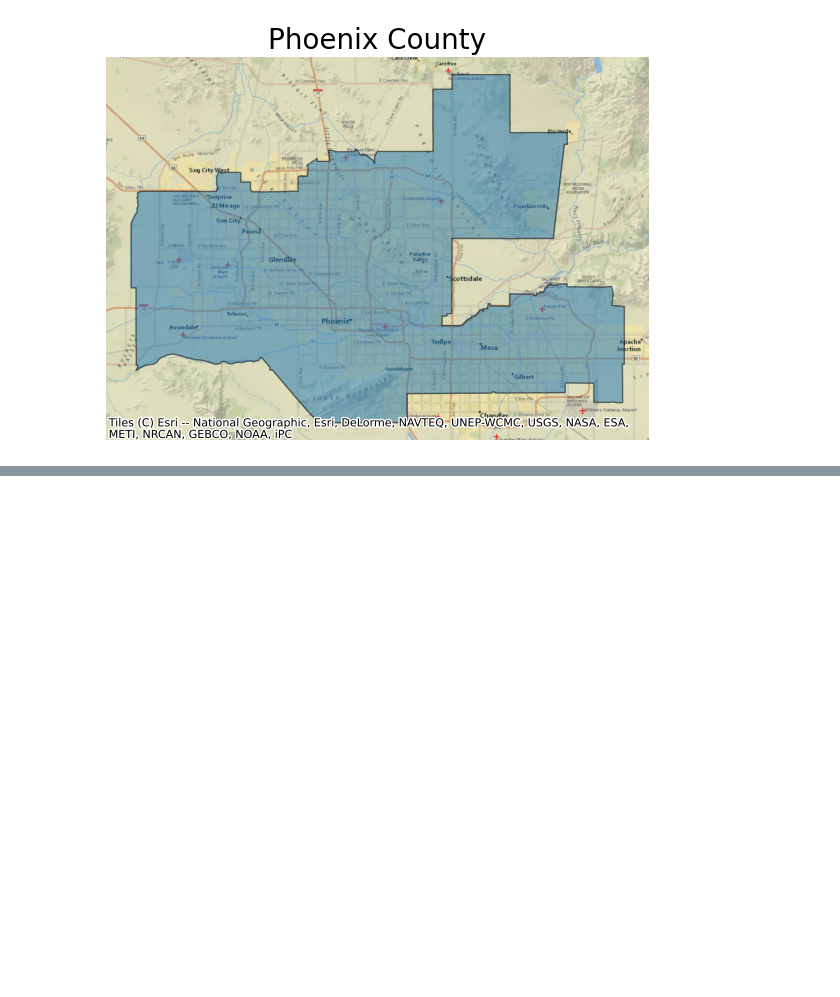
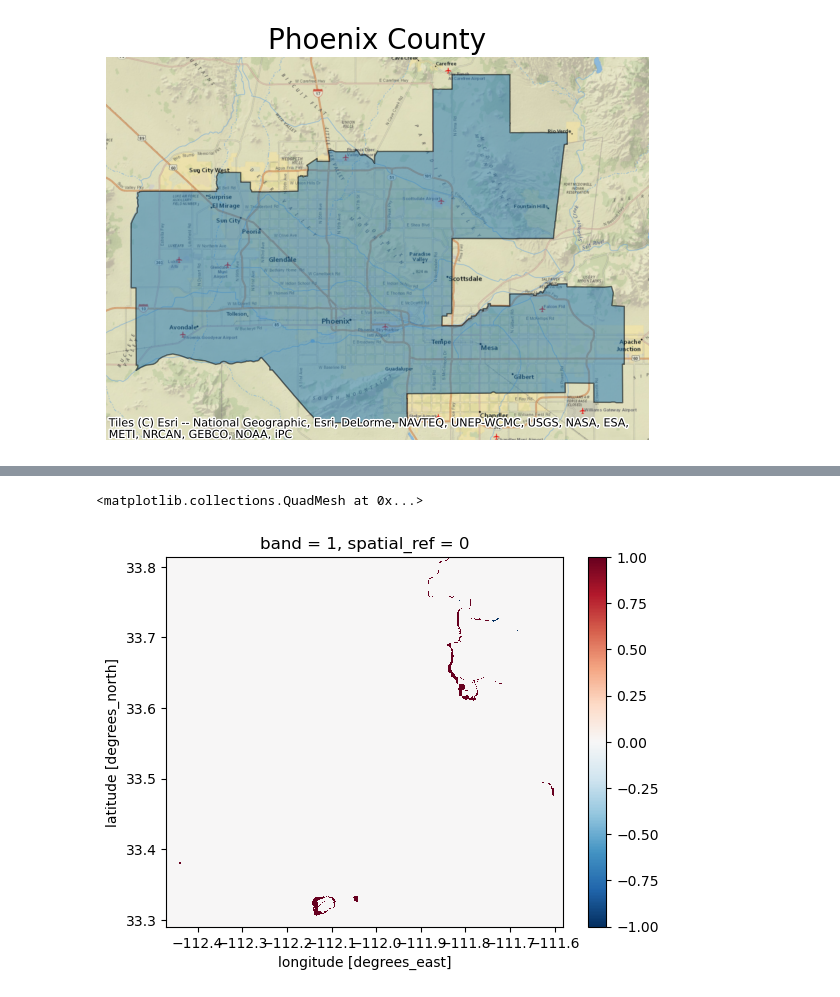
Before and after one commit to olleholt/Maricopa-BII, a Jupyter notebook: eds220-maricopa-bii.ipynb, the cells around one changed output, grey strips where cells are left out. Drawn from its saved outputs; the diff is of its cells as text; code cells hidden in the pictures; blank space fills up the shorter version.

```diff
--- a/eds220-maricopa-bii.ipynb
+++ b/eds220-maricopa-bii.ipynb
@@ -123,6 +107,6 @@ len(items)
 # %%
 # get first item in the catalog search
-item_2017 = items[0]
+item_2017 = items[3]
 type(item_2017)
 
 # print item id and properties
@@ -135,5 +119,5 @@ for key in item_2017.assets.keys():
     print(key, '--', item_2017.assets[key].title)
 
 # plot rendered preview
-Image(url=item_2017.assets['rendered_preview'].href, width=500)
+#Image(url=item_2017.assets['rendered_preview'].href, width=500)
 # %% [output]
@@ -239,4 +225,16 @@ greaterBII_2017 = (clip_2017 >= 0.75)
 
 greaterBII_2020 = (clip_2020 >= 0.75)
 
-greaterBII
+greaterBII_2017_int = greaterBII_2017.astype(int)
+
+greaterBII_2020_int = greaterBII_2020.astype(int)
+
+#area percentages
+p_area_2017 = (greaterBII_2017_int.sum() / clip_2017.count())*100
+
+p_area_2017
+
+p_area_2020 = (greaterBII_2020_int.sum() / clip_2020.count())*100
+
+print(p_area_2017)
+print(p_area_2020)
@@ -242,0 +250,8 @@ greaterBII
+# %%
+change_p_area = greaterBII_2017_int - greaterBII_2020_int
+type(change_p_area)
+
+change_p_area.plot()
+# %% [output]
+<matplotlib.collections.QuadMesh at 0x...>
+[figure, added]
```
Also changed, not shown: parts of 12 cells of this notebook.
